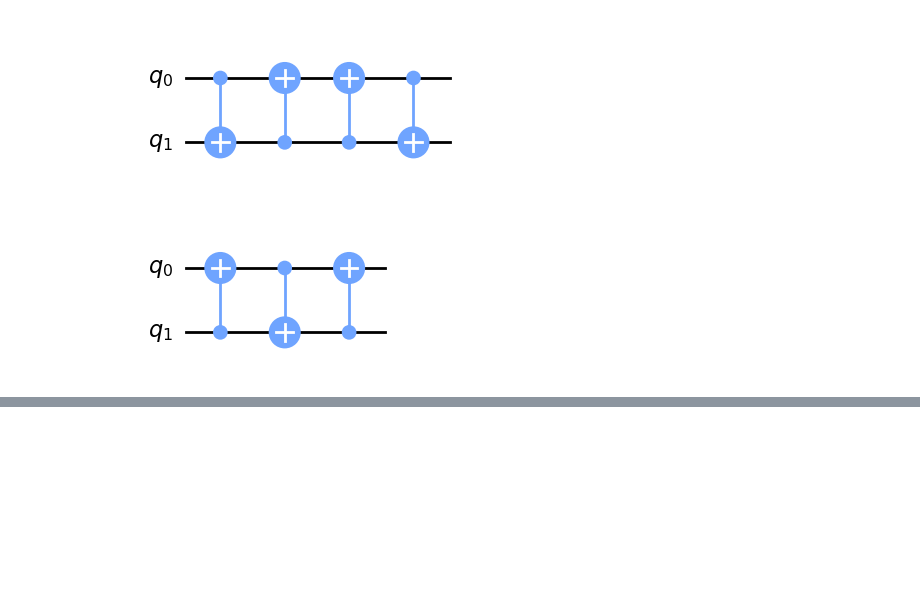
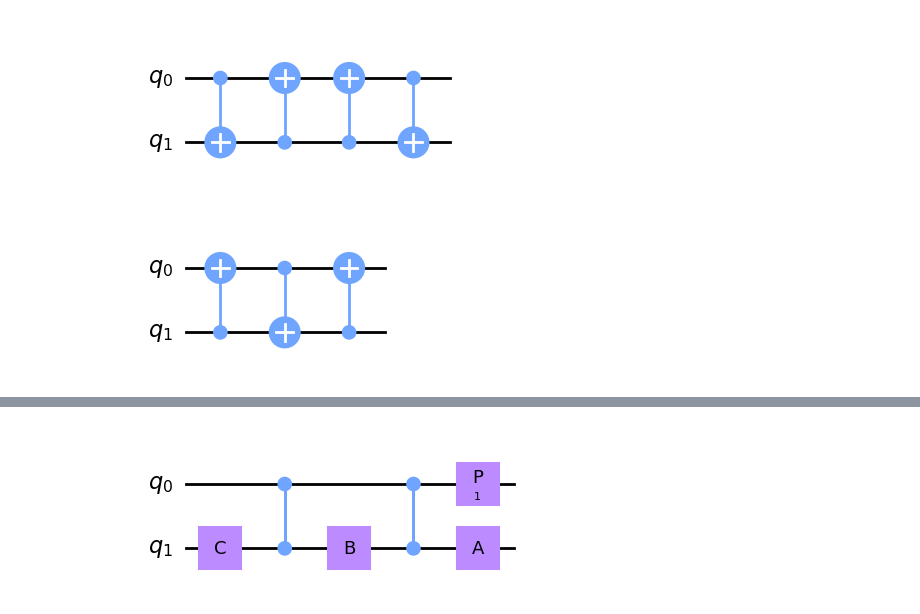
Before and after one commit to WisdomerLee/QuantumCircuit, a Jupyter notebook: SingleQubitGate/CircuitIdentities.ipynb, the cells around one changed output, grey strips where cells are left out. Cells and saved outputs as stored; diff of their text form; code cells hidden in the pictures; blank space fills up the shorter version.

```diff
--- a/SingleQubitGate/CircuitIdentities.ipynb
+++ b/SingleQubitGate/CircuitIdentities.ipynb
@@ -80,0 +105,12 @@ qc.draw(output='mpl')
+# %%
+#아래의 Quantum Circuit이 V matrix 연산과 같음
+qc = QuantumCircuit(2)
+qc.append(C, [t])
+qc.cz(c,t)
+qc.append(B, [t])
+qc.cz(c,t)
+qc.append(A, [t])
+qc.p(alpha, c)
+qc.draw(output='mpl')
+# %% [output]
+[figure, added]
```
Also changed, not shown: parts of 19 cells of this notebook.
